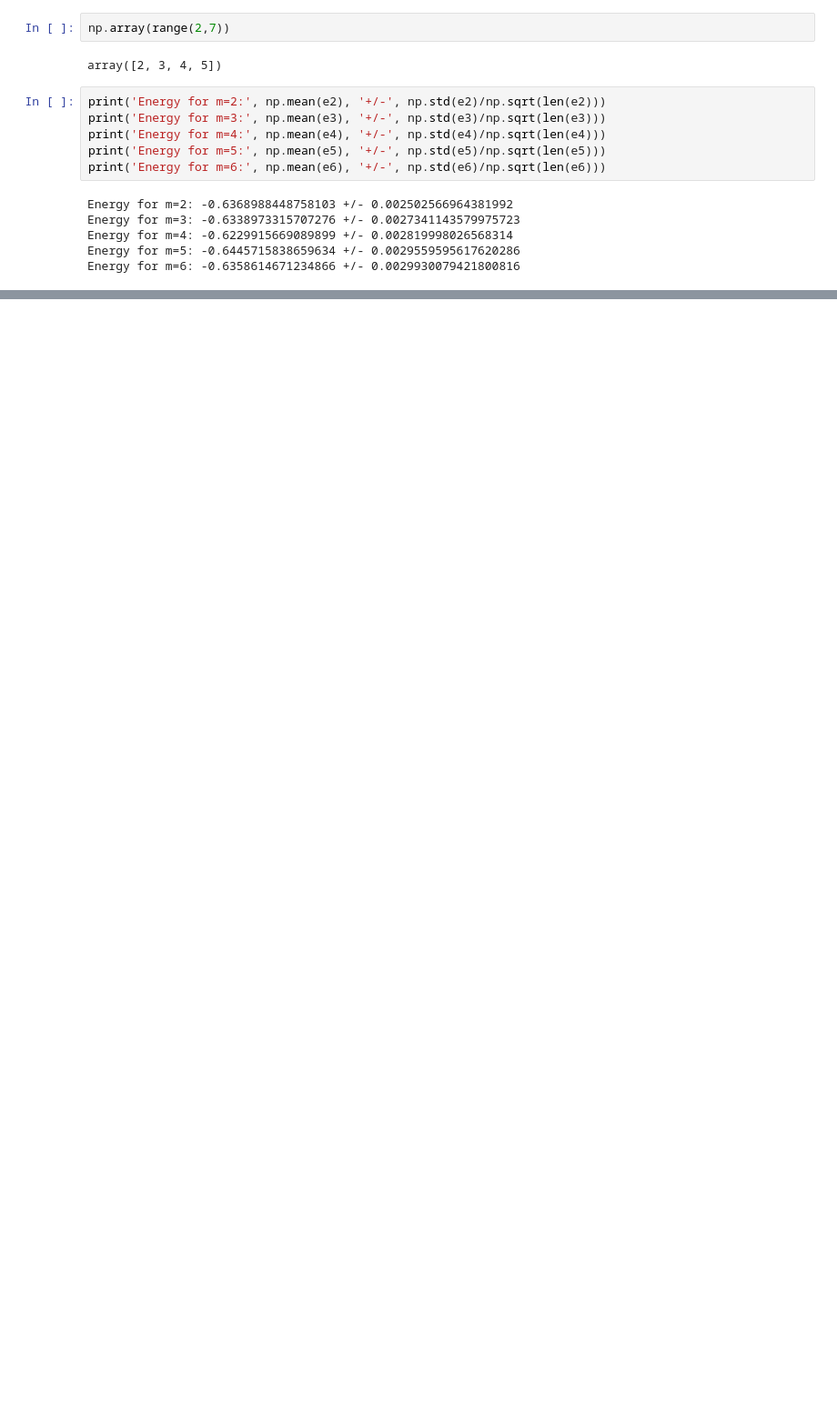
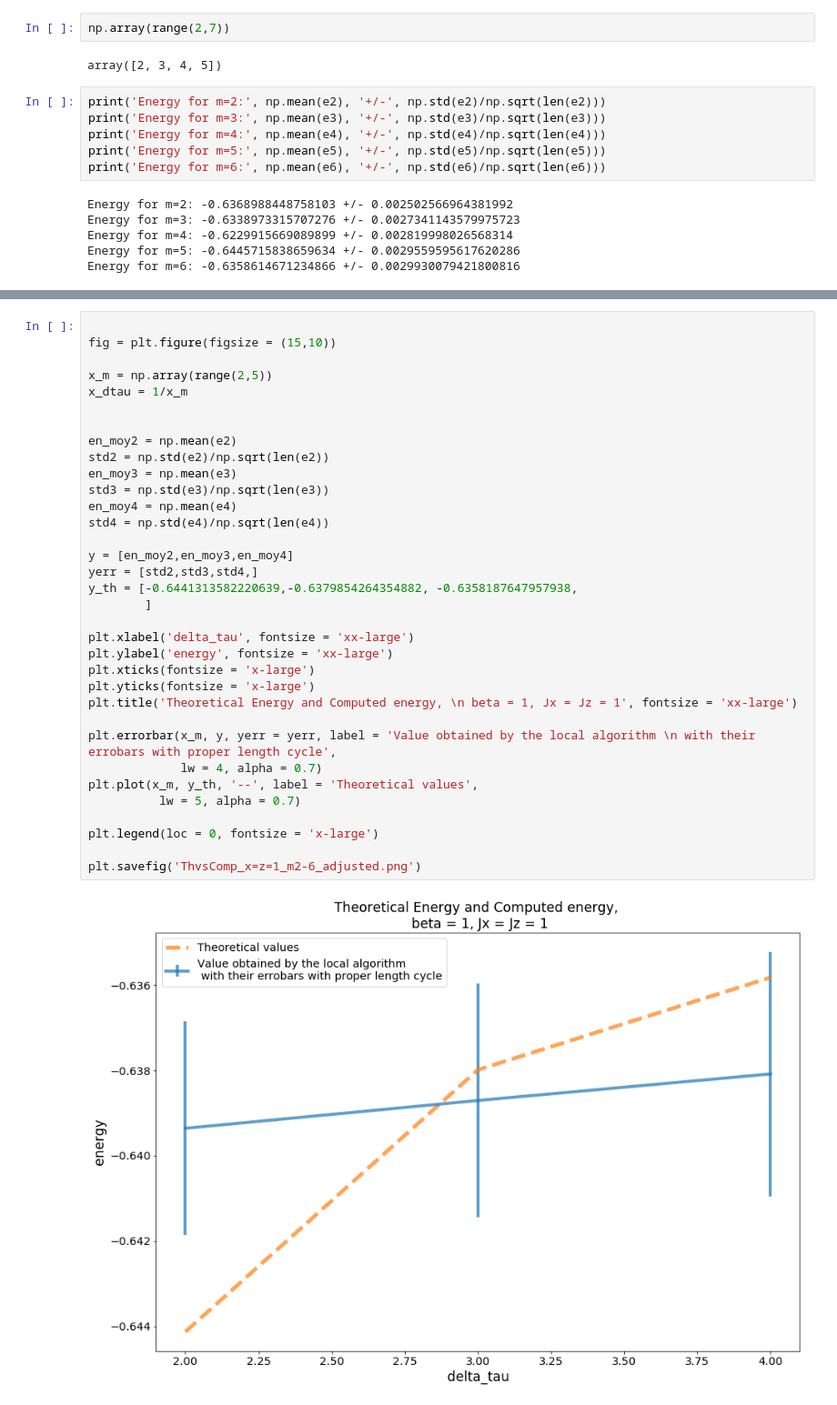
Before and after one commit to barthelemymp/Quantum_MC, a Jupyter notebook: results/local_result.ipynb, the cells around one changed output, grey strips where cells are left out. Shown at 91% size. Drawn from its saved outputs; the diff is of its cells as text; blank space fills up the shorter version.

```diff
--- a/results/local_result.ipynb
+++ b/results/local_result.ipynb
@@ -320,0 +398,36 @@ Energy for m=6: -0.6358614671234866 +/- 0.0029930079421800816
+# %%
+
+fig = plt.figure(figsize = (15,10))
+
+x_m = np.array(range(2,5))
+x_dtau = 1/x_m
+
+
+en_moy2 = np.mean(e2)
+std2 = np.std(e2)/np.sqrt(len(e2))
+en_moy3 = np.mean(e3)
+std3 = np.std(e3)/np.sqrt(len(e3))
+en_moy4 = np.mean(e4)
+std4 = np.std(e4)/np.sqrt(len(e4))
+
+y = [en_moy2,en_moy3,en_moy4]
+yerr = [std2,std3,std4,]
+y_th = [-0.6441313582220639,-0.6379854264354882, -0.6358187647957938,
+        ]
+
+plt.xlabel('delta_tau', fontsize = 'xx-large')
+plt.ylabel('energy', fontsize = 'xx-large')
+plt.xticks(fontsize = 'x-large')
+plt.yticks(fontsize = 'x-large')
+plt.title('Theoretical Energy and Computed energy, \n beta = 1, Jx = Jz = 1', fontsize = 'xx-large')
+
+plt.errorbar(x_m, y, yerr = yerr, label = 'Value obtained by the local algorithm \n with their errobars with proper length cycle',
+             lw = 4, alpha = 0.7)
+plt.plot(x_m, y_th, '--', label = 'Theoretical values',
+          lw = 5, alpha = 0.7)
+
+plt.legend(loc = 0, fontsize = 'x-large')
+
+plt.savefig('ThvsComp_x=z=1_m2-6_adjusted.png')
+# %% [output]
+[figure, added]
```
Also changed, not shown: parts of 11 cells of this notebook, 11 other files.
